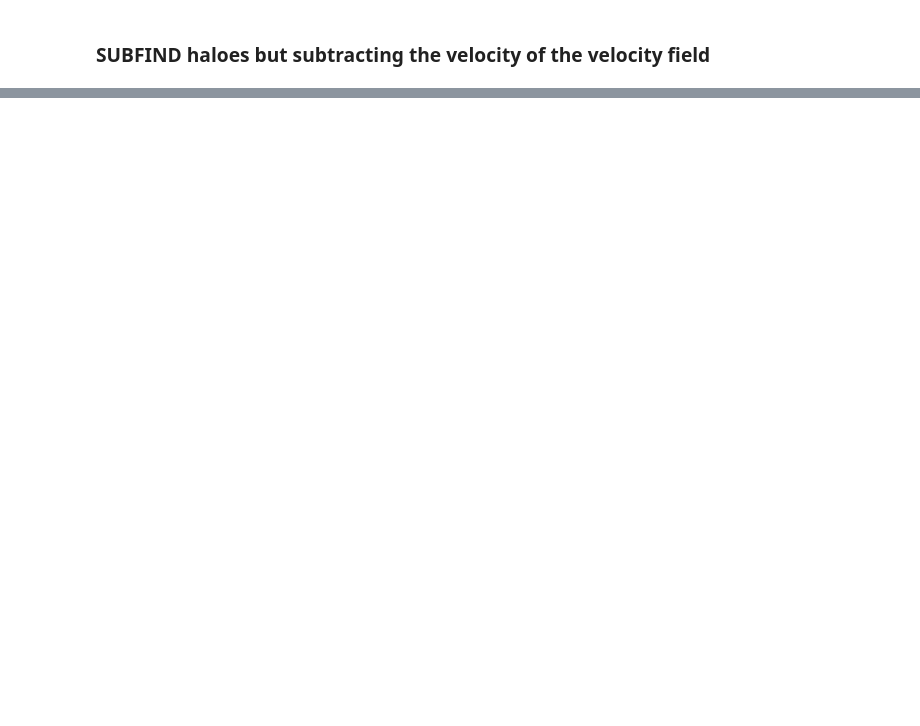
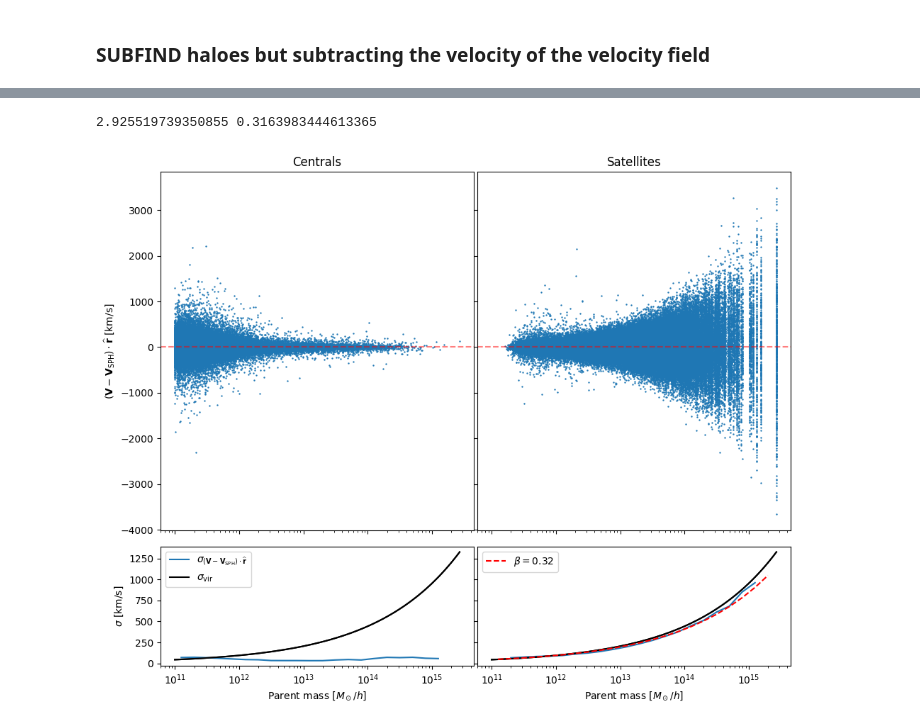
Before and after one commit to Richard-Sti/csiborgtools_public, a Jupyter notebook: notebooks/field_velocity_fof_sph.ipynb, the cells around one changed output, grey strips where cells are left out. Drawn from its saved outputs; the diff is of its cells as text; code cells hidden in the pictures; blank space fills up the shorter version.

```diff
--- a/notebooks/field_velocity_fof_sph.ipynb
+++ b/notebooks/field_velocity_fof_sph.ipynb
@@ -274,0 +252,74 @@ plt.show()
+# %%
+RA = np.deg2rad(catalogue["spherical_pos"][:, 1])
+dec = np.deg2rad(catalogue["spherical_pos"][:, 2])
+
+
+dvx = subfind_vel[:, 0] - vx
+dvy = subfind_vel[:, 1] - vy
+dvz = subfind_vel[:, 2] - vz
+
+dvx_projected = csiborgtools.flow.project_Vext(dvx, dvy, dvz, RA, dec)
+# %%
+def sigma_vir(Mh):
+    """Suvodip's sigma_vir at z = 0"""
+    Omega_m = 0.3111
+    gv = 0.9
+    Delta_nl = 18 * np.pi**2 - 60 * (1 - Omega_m) - 32 * (1 - Omega_m)**2
+    return 476 * gv * Delta_nl**(1 / 6) * (Mh / 1e15)**(1/3)
+# %%
+bins = np.arange(np.log10(np.min(parent_mass)), np.log10(np.max(parent_mass)), 0.2)
+xbins = (bins[1:] + bins[:-1]) / 2
+bins = 10**bins
+xbins = 10**xbins
+
+
+fig, axs = plt.subplots(
+    nrows=2, ncols=2, figsize=(10, 8), sharey="row", sharex="col", gridspec_kw={"height_ratios": [3, 1]})
+cols = plt.rcParams["axes.prop_cycle"].by_key()["color"]
+fig.subplots_adjust(wspace=0.0)
+
+# Plot the projected velocity difference
+axs[0, 0].scatter(parent_mass[is_central], dvx_projected[is_central], s=0.5)
+axs[0, 1].scatter(parent_mass[~is_central], dvx_projected[~ is_central], s=0.5)
+plt.plot(xrange, sigma_vir(xrange), color="black")
+axs[1, 0].plot(xrange, sigma_vir(xrange), color="black")
+
+# Plot the standard deviation in a bin
+xrange = np.logspace(np.log10(np.min(parent_mass)), np.log10(np.max(parent_mass)), 100)
+stat, __, __ = binned_statistic(parent_mass[is_central], dvx_projected[is_central], statistic="std", bins=bins)
+axs[1, 0].plot(xbins, stat, color=cols[0], label=r"$\sigma_{(\mathbf{V} - \mathbf{V}_{\rm SPH}) \cdot \widehat{\mathbf{r}}}$")
+axs[1, 0].plot(xrange, sigma_vir(xrange), color="black", label=r"$\sigma_{\rm vir}$")
+
+# Plot the standard deviation in a bin
+stat, __, __ = binned_statistic(parent_mass[~is_central], dvx_projected[~is_central], statistic="std", bins=bins)
+axs[1, 1].plot(xbins, stat, color=cols[0])
+axs[1, 1].plot(xrange, sigma_vir(xrange), color="black")
+m = np.isfinite(stat)
+beta, alpha = np.polyfit(np.log10(xbins[m] / 1e15), np.log10(stat[m]), 1)
+print(alpha, beta)
+axs[1, 1].plot(xbins, 10**alpha * (xbins / 1e15)**beta, color="red", ls="--", label=r"$\beta = {:.2f}$".format(beta))
+
+
+axs[0, 0].set_ylabel(r"$\mathbf{V} \cdot \widehat{\mathbf{r}}  ~ [\mathrm{km} / \mathrm{s}]$")
+axs[0, 0].set_ylabel(r"$(\mathbf{V} - \mathbf{V}_{\rm SPH}) \cdot \widehat{\mathbf{r}}  ~ [\mathrm{km} / \mathrm{s}]$")
+axs[1, 0].set_ylabel(r"$\sigma  ~ [\mathrm{km} / \mathrm{s}]$")
+axs[0, 0].set_title("Centrals")
+axs[0, 1].set_title("Satellites")
+for i in range(2):
+    axs[0, i].axhline(0, color="red", ls="--", alpha=0.5)
+    axs[1, i].set_xscale("log")
+    # axs[1, i].set_yscale("log")
+    axs[1, i].set_xlabel(r"Parent mass $[M_\odot / h]$")
+
+axs[1, 0].legend()
+axs[1, 1].legend()
+
+
+fig.tight_layout(w_pad=0)
+fig.savefig("../plots/projected_residual_velocity_to_parent_mass.png", dpi=300, bbox_inches="tight")
+# fig.savefig("../plots/projected_velocity_to_parent_mass.png", dpi=300, bbox_inches="tight")
+
+fig.show()
+# %% [output]
+2.925519739350855 0.3163983444613365
+[figure, added]
```
Also changed, not shown: parts of 12 cells of this notebook.
